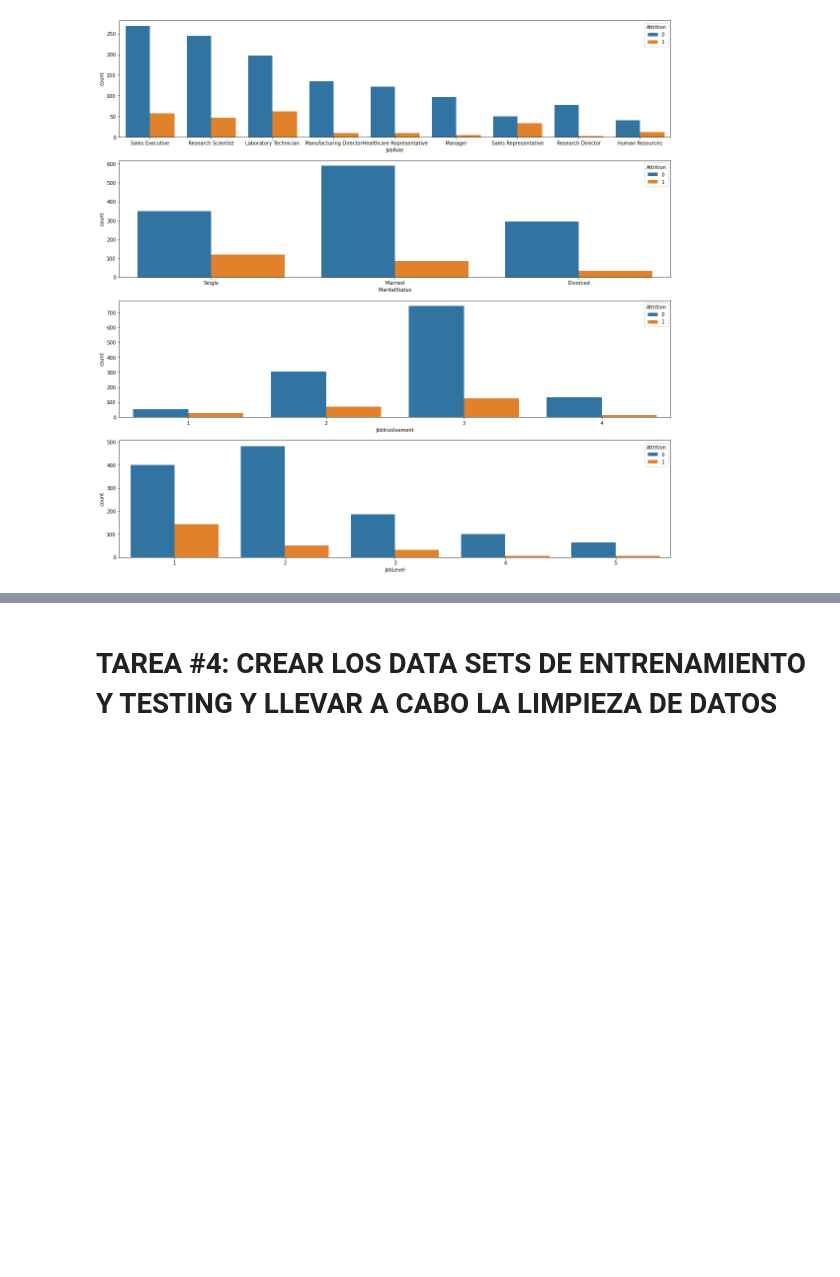
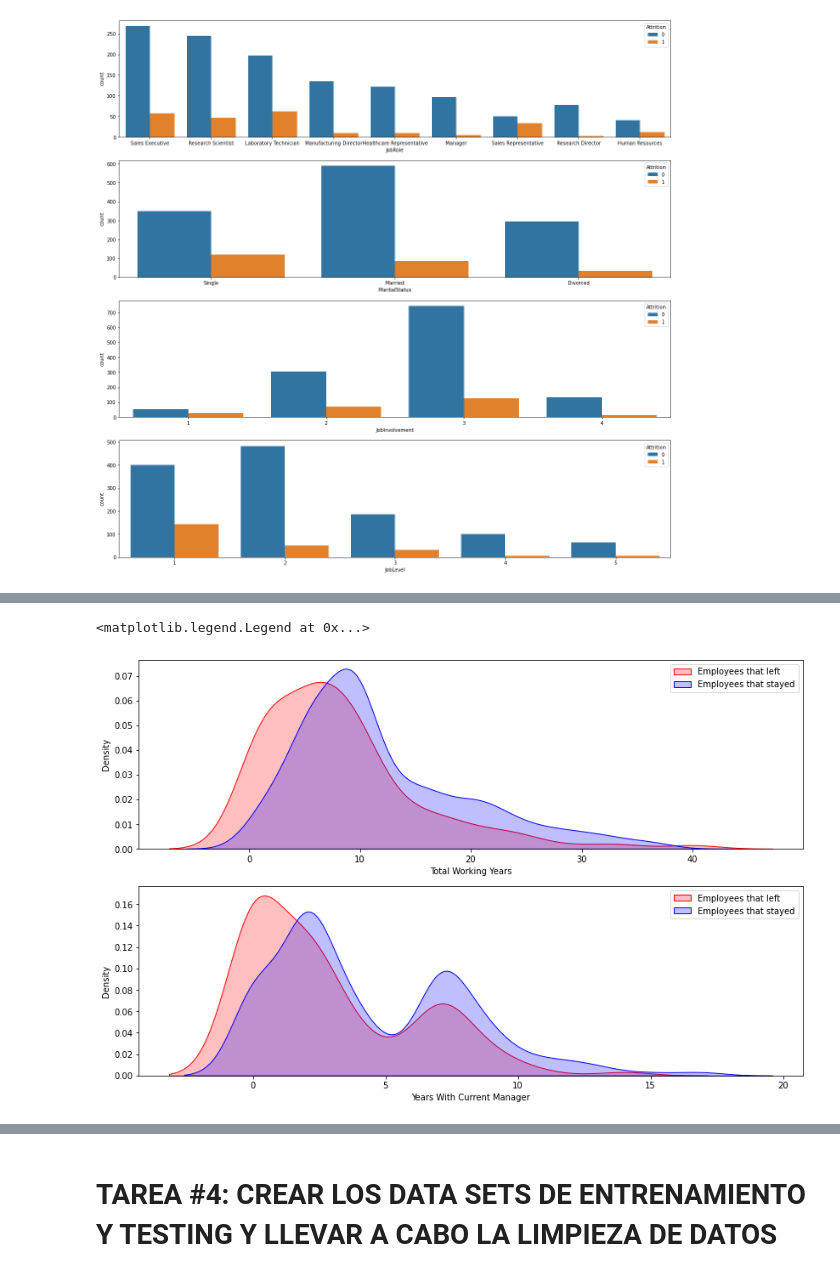
Before and after one commit to MartinSantaGitHub/ds4b, a Jupyter notebook: 1. Human Resources Data/Esqueleto_Departamento_de_Recursos_Humanos.ipynb, the cells around one changed output, grey strips where cells are left out. Drawn from its saved outputs; the diff is of its cells as text; code cells hidden in the pictures; blank space fills up the shorter version.

```diff
--- a/1. Human Resources Data/Esqueleto_Departamento_de_Recursos_Humanos.ipynb
+++ b/1. Human Resources Data/Esqueleto_Departamento_de_Recursos_Humanos.ipynb
@@ -252,0 +262,17 @@ plt.figure(figsize=(12,7))
+# %%
+plt.figure(figsize = (14,9))
+
+plt.subplot(211)
+sns.kdeplot(left_df['TotalWorkingYears'], label = 'Employees that left', shade = True, color = 'r')
+sns.kdeplot(stayed_df['TotalWorkingYears'], label = 'Employees that stayed', shade = True, color = 'b')
+plt.xlabel('Total Working Years')
+plt.legend()
+
+plt.subplot(212)
+sns.kdeplot(left_df['YearsWithCurrManager'], label = 'Employees that left', shade = True, color = 'r')
+sns.kdeplot(stayed_df['YearsWithCurrManager'], label = 'Employees that stayed', shade = True, color = 'b')
+plt.xlabel('Years With Current Manager')
+plt.legend()
+# %% [output]
+<matplotlib.legend.Legend at 0x...>
+[figure, added]
```
Also changed, not shown: parts of 47 cells of this notebook.
